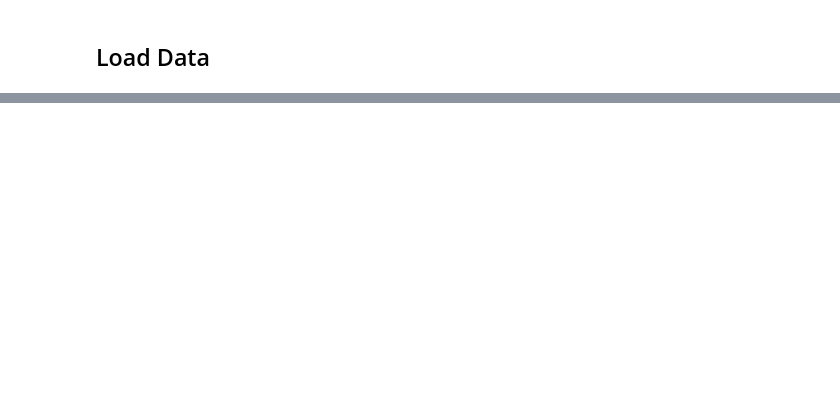
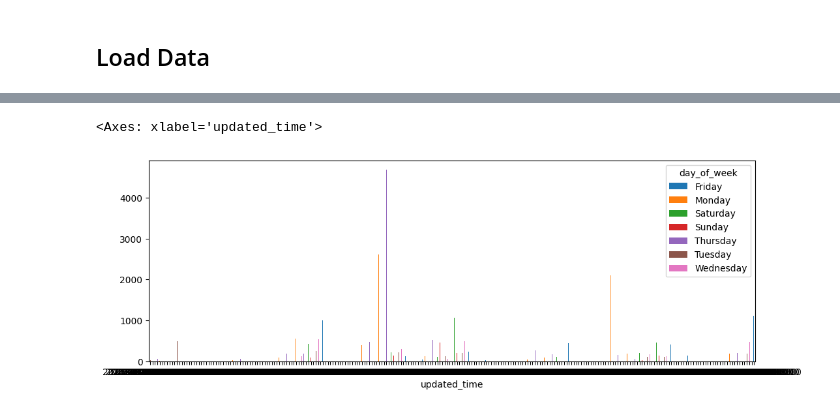
Before and after one commit to waidyanatha/madgicx, a Jupyter notebook: mining/notebooks/budget/evaluation/tfp_mcmc_spend_predict.ipynb, the cells around one changed output, grey strips where cells are left out. Drawn from its saved outputs; the diff is of its cells as text; code cells hidden in the pictures; blank space fills up the shorter version.

```diff
--- a/mining/notebooks/budget/evaluation/tfp_mcmc_spend_predict.ipynb
+++ b/mining/notebooks/budget/evaluation/tfp_mcmc_spend_predict.ipynb
@@ -107,0 +138,11 @@ root
+# %%
+import pandas as pd
+
+gdf=sdf.groupBy('updated_time').agg(F.mean('click'))\
+    .orderBy('updated_time').toPandas()
+gdf['updated_time']=pd.to_datetime(gdf['updated_time'])
+gdf['day_of_week']=gdf['updated_time'].dt.day_name()
+dow_df = gdf.groupby(['updated_time','day_of_week'],as_index=False, sort=False)\
+            ['avg(click)'].sum('avg(click)')
+dow_df=dow_df.rename(columns={'avg(click)':'click_sum'})
+dow_df.info()
@@ -107,0 +160,13 @@ root
+# %%
+import matplotlib.pyplot as plt
+%matplotlib inline
+
+plot_df = dow_df.pivot(index="updated_time",
+                       columns="day_of_week", values="click_sum")
+
+fig, axs = plt.subplots(figsize=(12, 4))
+
+plot_df.plot(kind='bar', rot=0, ax=axs)
+# %% [output]
+<Axes: xlabel='updated_time'>
+[figure, added]
```
Also changed, not shown: parts of 21 cells of this notebook, 4 other files.
